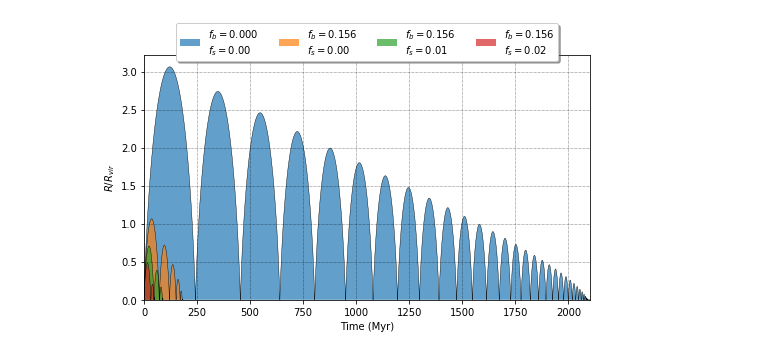
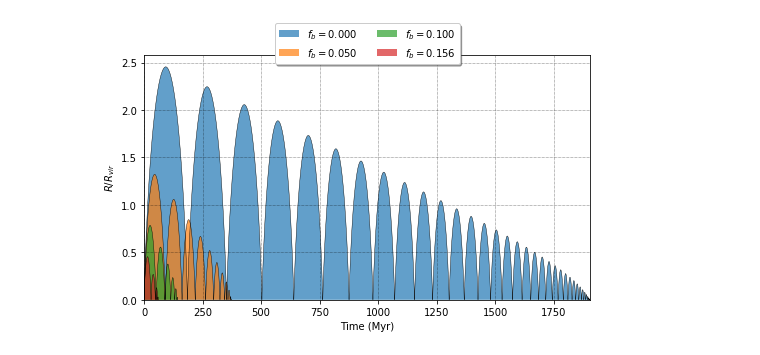
Before and after one commit to jsbarbosa/TesisFisica, a Jupyter notebook: Files/Week 5/BaseCase.ipynb, the cells around one changed output. Cells and saved outputs as stored; diff of their text form; code cells hidden in the pictures.

```diff
--- a/Files/Week 5/BaseCase.ipynb
+++ b/Files/Week 5/BaseCase.ipynb
@@ -41,36 +9,38 @@ baryonics = [0, 0.156, 0.156, 0.156, 0.156]
+# %%
+v0 = 70 # to kpc / gyr
+# %%
+baryonics = [0, 0.05, 0.1, 0.156]
 # %%
 results = []
-for (fb, ratio) in zip(baryonics, ratios):
+for fb in baryonics:
     smbh.setBaryonicFraction(fb)
-    smbh.setStellarRatio(ratio)
-    result = smbh.run(POS, SPEEDS, smbh_m, dt, 10, files%ratio, delete_file = False)
+    result = smbh.run([v0, 0, 0], 1)
     results.append(result)
 # %%
 t_max = 0
 fig, ax = plt.subplots(figsize = (8, 4.5))
+
 for (i, result) in enumerate(results):
     t = 1000 * result.times
     if t[-1] > t_max: t_max = t[-1]
-    ratio = ratios[i]
     fb = baryonics[i]
-    y = result.distance / r_vir
-    label = '$f_b = %.3f$\n$f_s = %.2f$' % (fb, ratio)
+    y = result.distance / result.R_VIR
+    label = '$f_b = %.3f$' % fb
     ax.plot(t, y, c = 'k', lw = 0.4)
     ax.fill_between(t, 0, y, alpha = 0.7, label = label)
 
 ax.set_xlabel('Time (Myr)')
 ax.set_ylabel(r'$R / R_{vir}$')
 
 ax.set_xlim(0, t_max)
 ax.set_ylim(0, ax.get_ylim()[1])
 
-ax.legend(loc = 'upper center', bbox_to_anchor = (0.5, 1.15),
-          ncol = 4, fancybox = True, shadow = True)
+smbh.coolLegend(ax, ncol = 2)
 
 ax.grid()
 
-fig.savefig('stellar_density_comparison.png', dpi = 300)
+fig.savefig('baryonic_fraction_comparison.png', dpi = 300)
 
 plt.show()
 # %% [output]
-[figure, old version]
+[figure, new version]
```
Also changed, not shown: parts of 4 cells of this notebook, 54 other files.
